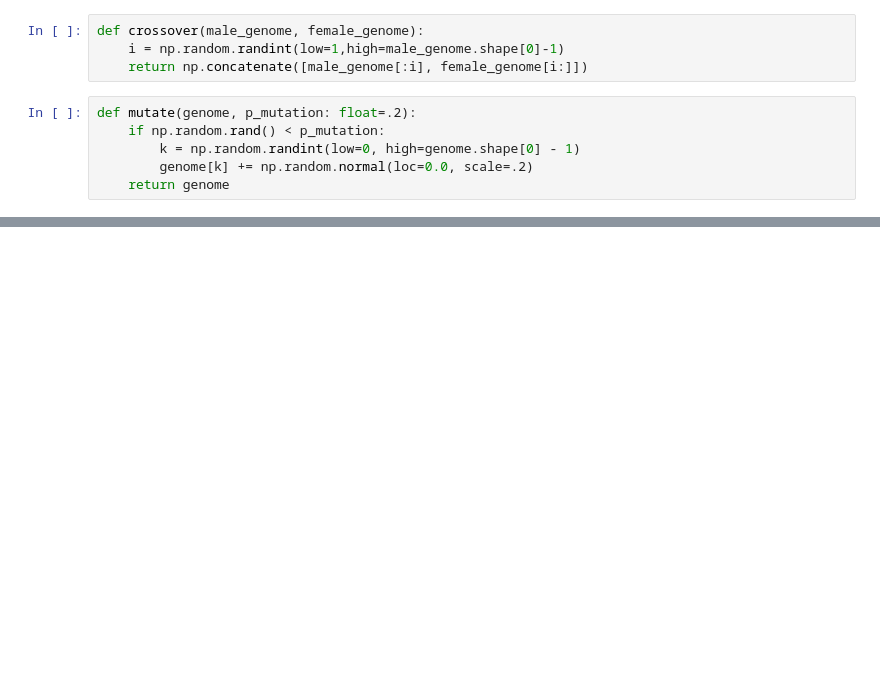
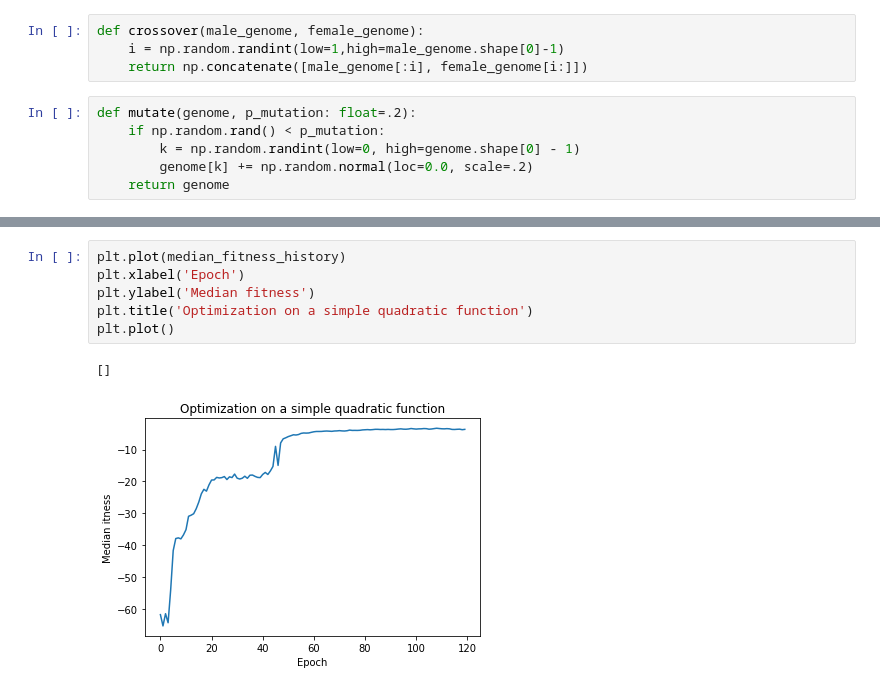
Before and after one commit to Arattel/Fuzzy_genetic_algorithms_implementations, a Jupyter notebook: Gendered_selection_fuzzy_rules.ipynb, the cells around one changed output, grey strips where cells are left out. Cells and saved outputs as stored; diff of their text form; blank space fills up the shorter version.

```diff
--- a/Gendered_selection_fuzzy_rules.ipynb
+++ b/Gendered_selection_fuzzy_rules.ipynb
@@ -161,0 +159,9 @@ array([1.5, 0.5])
+# %%
+plt.plot(median_fitness_history)
+plt.xlabel('Epoch')
+plt.ylabel('Median fitness')
+plt.title('Optimization on a simple quadratic function')
+plt.plot()
+# %% [output]
+[]
+[figure, added]
```
Also changed, not shown: parts of 4 cells of this notebook, 1 other file.
